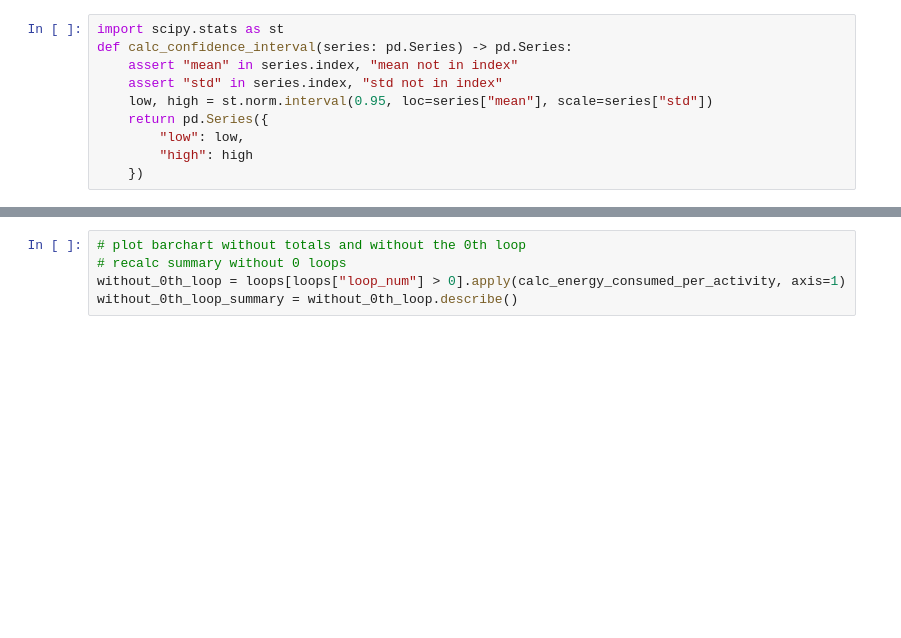
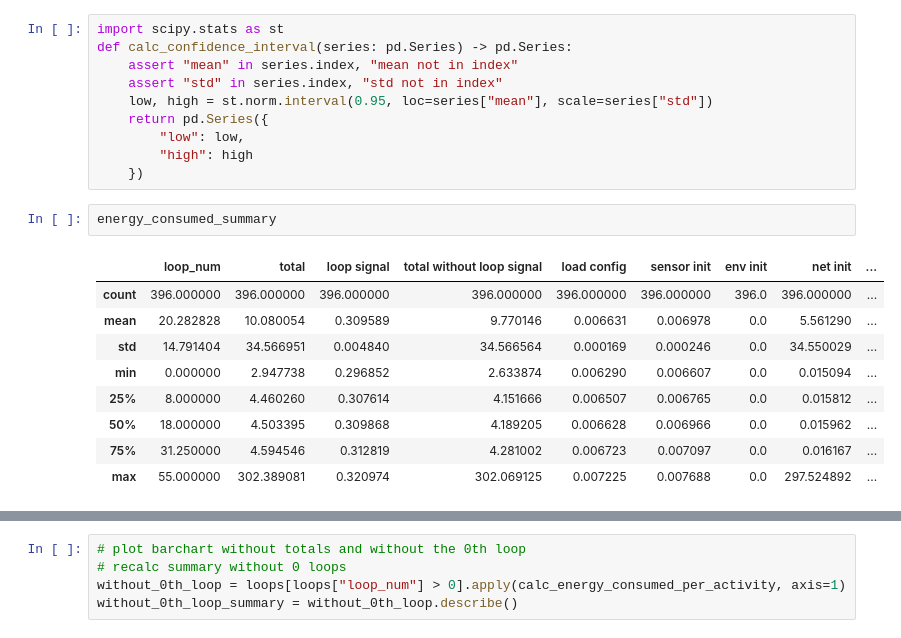
Before and after one commit to FlapKap/Terra-experiments, a Jupyter notebook: experiment/visualize.ipynb, the cells around one changed output, grey strips where cells are left out. Cells and saved outputs as stored; diff of their text form; blank space fills up the shorter version.

```diff
--- a/experiment/visualize.ipynb
+++ b/experiment/visualize.ipynb
@@ -666,3 +663,15 @@ def calc_confidence_interval(series: pd.Series) -> pd.Series:
         "low": low,
         "high": high
     })
+# %%
+energy_consumed_summary
+# %% [output]
+|  | loop_num | total | loop signal | total without loop signal | load config | sensor init | env init | net init | ... |
+| count | 396.000000 | 396.000000 | 396.000000 | 396.000000 | 396.000000 | 396.000000 | 396.0 | 396.000000 | ... |
+| mean | 20.282828 | 10.080054 | 0.309589 | 9.770146 | 0.006631 | 0.006978 | 0.0 | 5.561290 | ... |
+| std | 14.791404 | 34.566951 | 0.004840 | 34.566564 | 0.000169 | 0.000246 | 0.0 | 34.550029 | ... |
+| min | 0.000000 | 2.947738 | 0.296852 | 2.633874 | 0.006290 | 0.006607 | 0.0 | 0.015094 | ... |
+| 25% | 8.000000 | 4.460260 | 0.307614 | 4.151666 | 0.006507 | 0.006765 | 0.0 | 0.015812 | ... |
+| 50% | 18.000000 | 4.503395 | 0.309868 | 4.189205 | 0.006628 | 0.006966 | 0.0 | 0.015962 | ... |
+| 75% | 31.250000 | 4.594546 | 0.312819 | 4.281002 | 0.006723 | 0.007097 | 0.0 | 0.016167 | ... |
+| max | 55.000000 | 302.389081 | 0.320974 | 302.069125 | 0.007225 | 0.007688 | 0.0 | 297.524892 | ... |
```
Also changed, not shown: parts of 36 cells of this notebook.
